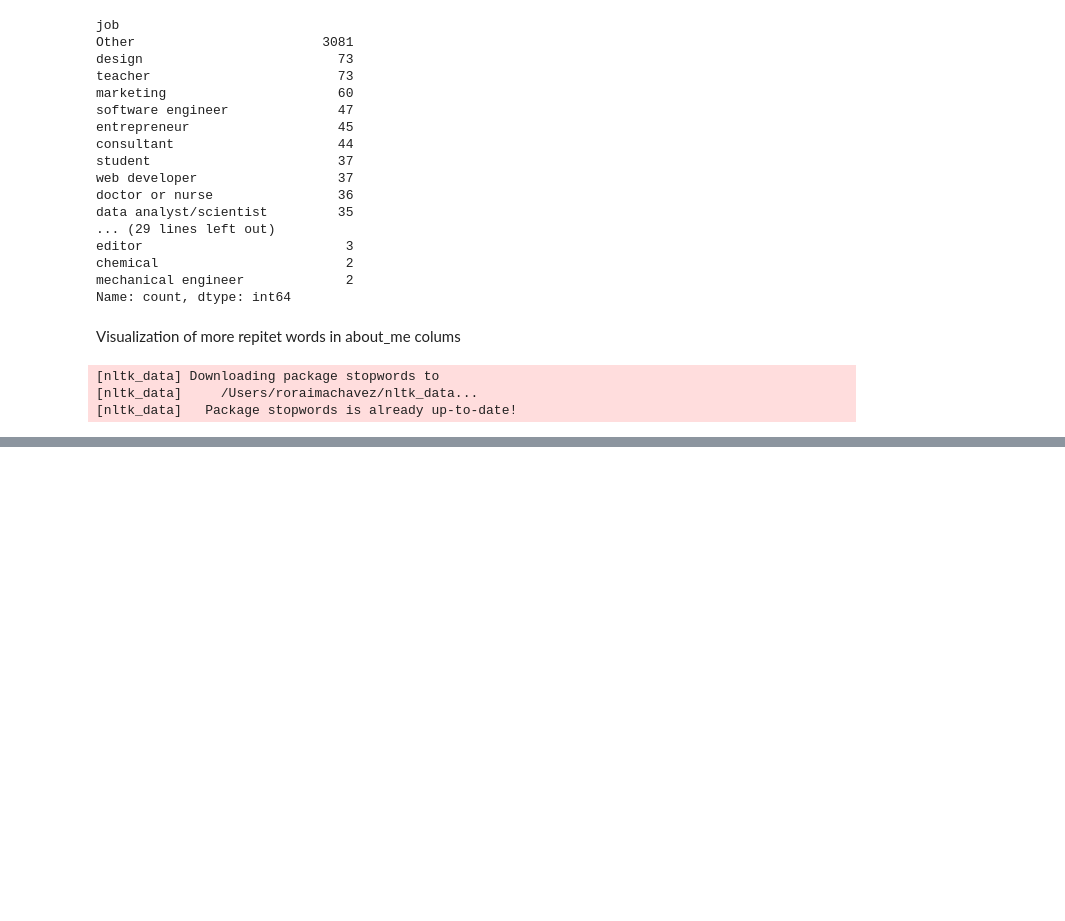
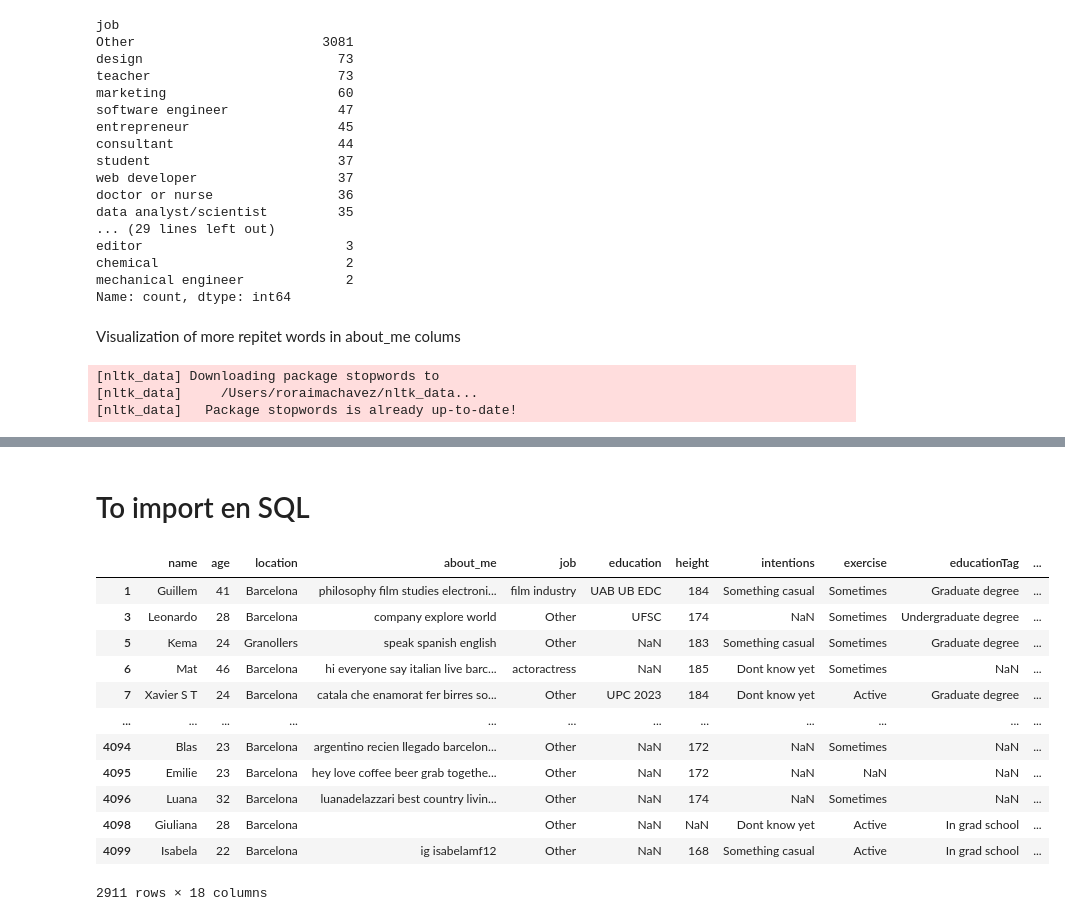
Before and after one commit to rorichavez/final_project, a Jupyter notebook: notebook/cleaning.ipynb, the cells around one changed output, grey strips where cells are left out. Drawn from its saved outputs; the diff is of its cells as text; code cells hidden in the pictures; blank space fills up the shorter version.

```diff
--- a/notebook/cleaning.ipynb
+++ b/notebook/cleaning.ipynb
@@ -343,0 +353,27 @@ df.to_csv('bumble.csv', index=False)
+# %% [markdown]
+# To import en SQL
+# %%
+def deleteCharacter (texto):
+    # Reemplaza los guiones por espacios
+    texto = texto.replace('-', ' ')
+    # Reemplaza cualquier carácter que no sea una letra, número o espacio por una cadena vacía
+    texto = re.sub(r'[^A-Za-z0-9\s]+', '', texto)
+    return texto
+
+# Aplicar la función a todas las columnas del DataFrame
+df_ok = df.applymap(lambda x: deleteCharacter(str(x)) if isinstance(x, str) else x)
+df_ok
+# %% [output]
+|  | name | age | location | about_me | job | education | height | intentions | exercise | educationTag | ... |
+| 1 | Guillem | 41 | Barcelona | philosophy film studies electroni... | film industry | UAB UB EDC | 184 | Something casual | Sometimes | Graduate degree | ... |
+| 3 | Leonardo | 28 | Barcelona | company explore world | Other | UFSC | 174 | NaN | Sometimes | Undergraduate degree | ... |
+| 5 | Kema | 24 | Granollers | speak spanish english | Other | NaN | 183 | Something casual | Sometimes | Graduate degree | ... |
+| 6 | Mat | 46 | Barcelona | hi everyone say italian live barc... | actoractress | NaN | 185 | Dont know yet | Sometimes | NaN | ... |
+| 7 | Xavier S T | 24 | Barcelona | catala che enamorat fer birres so... | Other | UPC 2023 | 184 | Dont know yet | Active | Graduate degree | ... |
+| ... | ... | ... | ... | ... | ... | ... | ... | ... | ... | ... | ... |
+| 4094 | Blas | 23 | Barcelona | argentino recien llegado barcelon... | Other | NaN | 172 | NaN | Sometimes | NaN | ... |
+| 4095 | Emilie | 23 | Barcelona | hey love coffee beer grab togethe... | Other | NaN | 172 | NaN | NaN | NaN | ... |
+| 4096 | Luana | 32 | Barcelona | luanadelazzari best country livin... | Other | NaN | 174 | NaN | Sometimes | NaN | ... |
+| 4098 | Giuliana | 28 | Barcelona |  | Other | NaN | NaN | Dont know yet | Active | In grad school | ... |
+| 4099 | Isabela | 22 | Barcelona | ig isabelamf12 | Other | NaN | 168 | Something casual | Active | In grad school | ... |
+2911 rows × 18 columns
```
Also changed, not shown: parts of 5 cells of this notebook, 30 other files.
